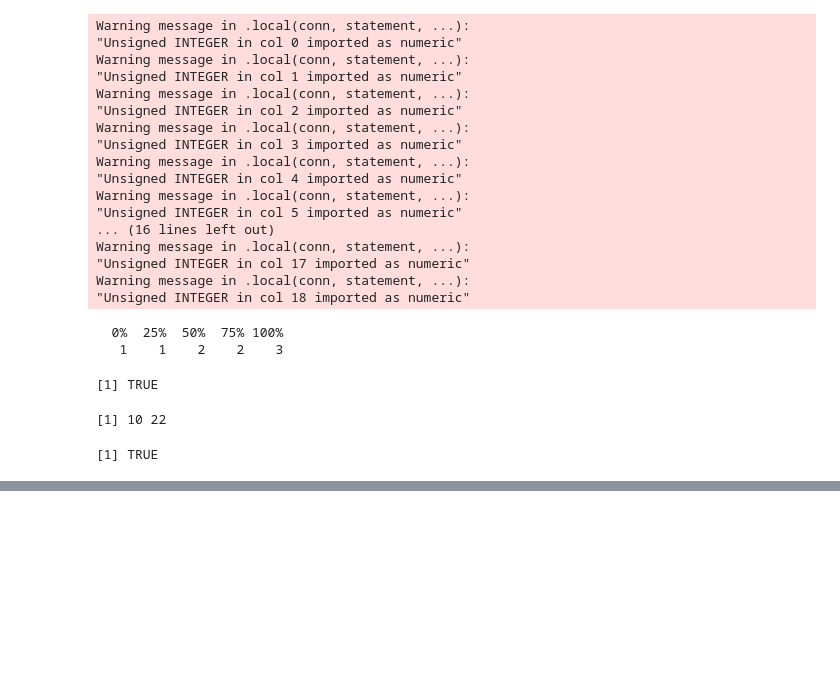
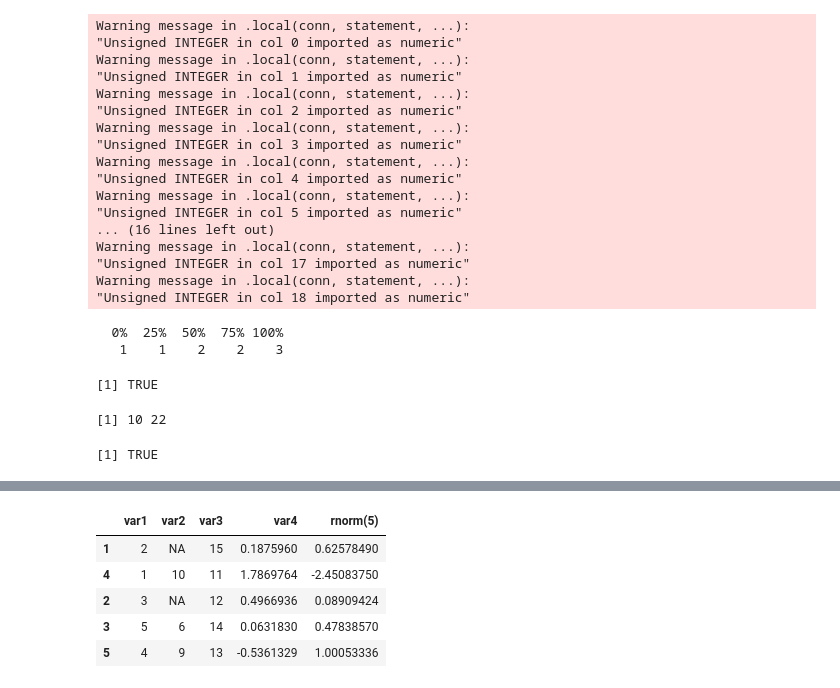
Before and after one commit to Reactor11/Data-Science-Using-R, a Jupyter notebook: Getting and Cleaning Data/Getting and Cleaning Data - Notes.ipynb, the cells around one changed output, grey strips where cells are left out. Drawn from its saved outputs; the diff is of its cells as text; code cells hidden in the pictures; blank space fills up the shorter version.

```diff
--- a/Getting and Cleaning Data/Getting and Cleaning Data - Notes.ipynb
+++ b/Getting and Cleaning Data/Getting and Cleaning Data - Notes.ipynb
@@ -200,0 +341,5 @@ dbDisconnect(hg19)
+# %%
+set.seed(13435)
+X <- data.frame("var1"=sample(1:5),"var2"=sample(6:10),"var3"=sample(11:15))
+X <- X[sample(1:5),];X$var2[c(1,3)] = NA
+X
@@ -200,0 +433,2 @@ dbDisconnect(hg19)
+# %%
+X$var4 <- rnorm(5)
@@ -200,0 +444,10 @@ dbDisconnect(hg19)
+# %%
+Y <- cbind(X,rnorm(5))
+Y
+# %% [output]
+|  | var1 | var2 | var3 | var4 | rnorm(5) |
+| 1 | 2 | NA | 15 | 0.1875960 | 0.62578490 |
+| 4 | 1 | 10 | 11 | 1.7869764 | -2.45083750 |
+| 2 | 3 | NA | 12 | 0.4966936 | 0.08909424 |
+| 3 | 5 | 6 | 14 | 0.0631830 | 0.47838570 |
+| 5 | 4 | 9 | 13 | -0.5361329 | 1.00053336 |
```
Also changed, not shown: parts of 28 cells of this notebook, 1 other file.
